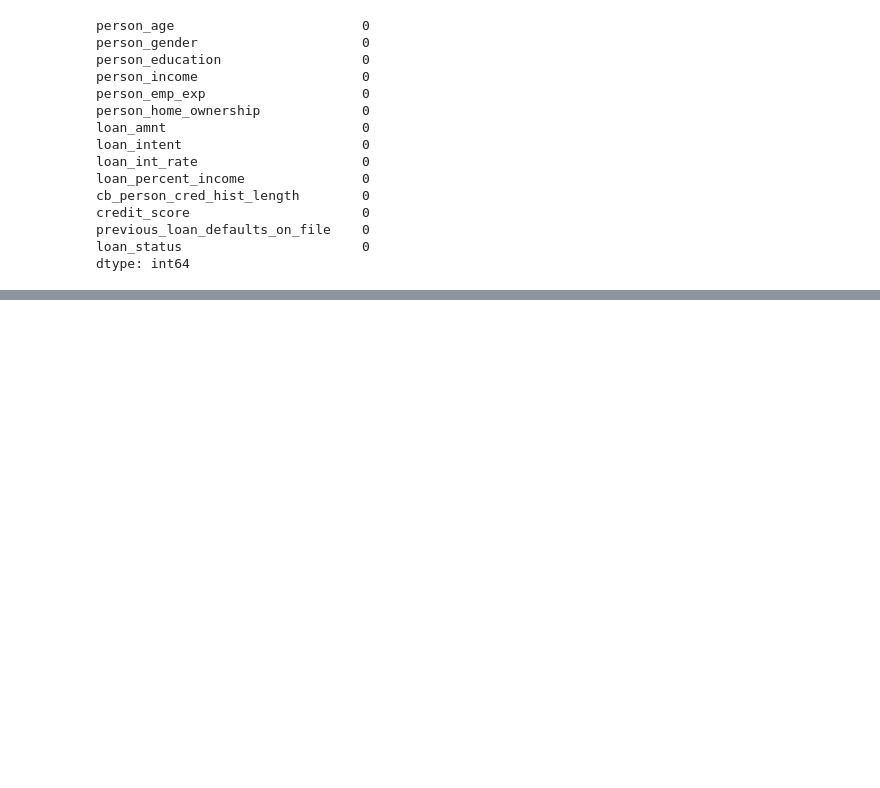
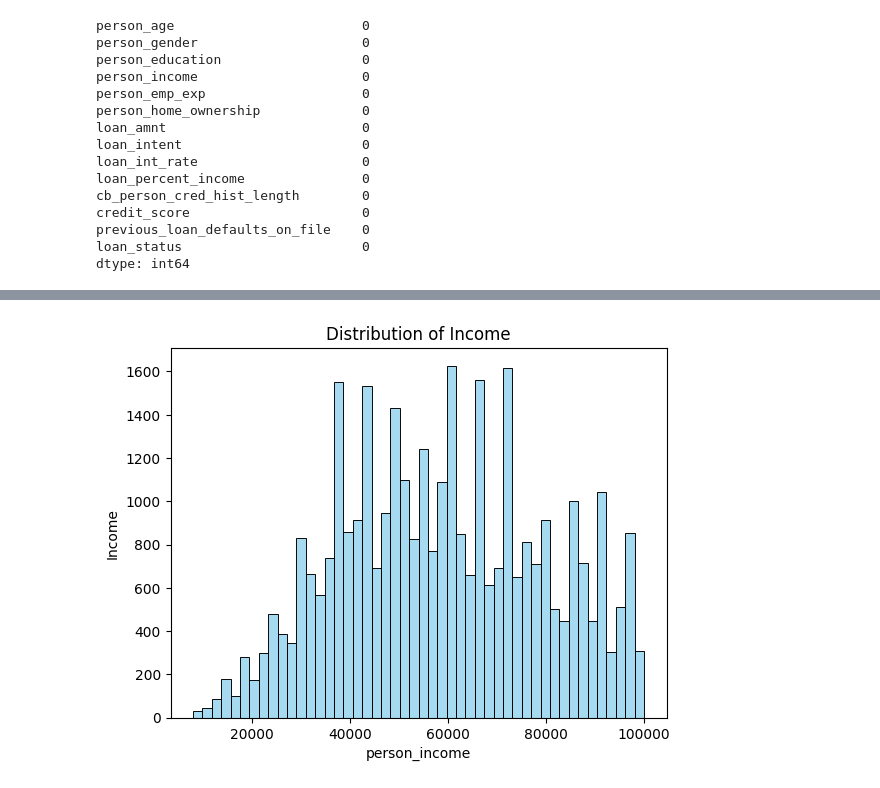
Before and after one commit to chaker88/ML-ZOOMCAMP-MidTermProject, a Jupyter notebook: notebook01_data_preprocessing.ipynb, the cells around one changed output, grey strips where cells are left out. Saved outputs shown, nothing was run; the diff lists cells and outputs as text; code cells hidden in the pictures; blank space fills up the shorter version.

```diff
--- a/notebook01_data_preprocessing.ipynb
+++ b/notebook01_data_preprocessing.ipynb
@@ -33,0 +167,7 @@ dtype: int64
+# %%
+sns.histplot(x=df['person_income'], color='skyblue')
+plt.title('Distribution of Income')
+plt.ylabel('Income')
+plt.show()
+# %% [output]
+[figure, added]
```
Also changed, not shown: parts of 20 cells of this notebook.
